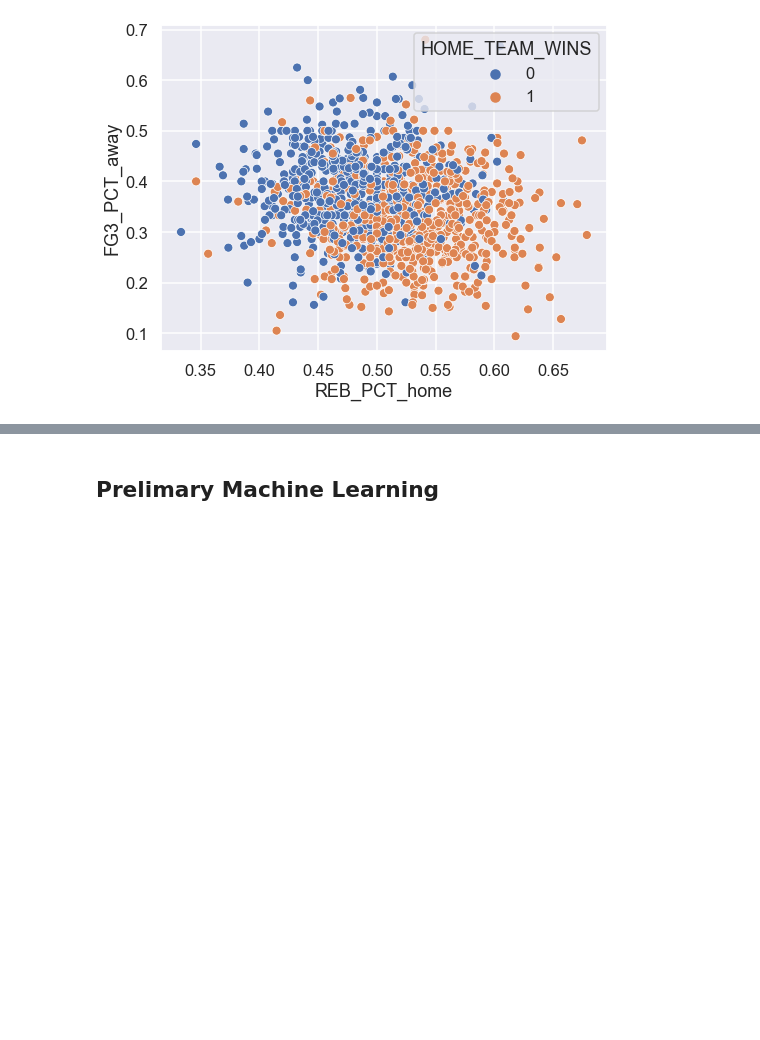
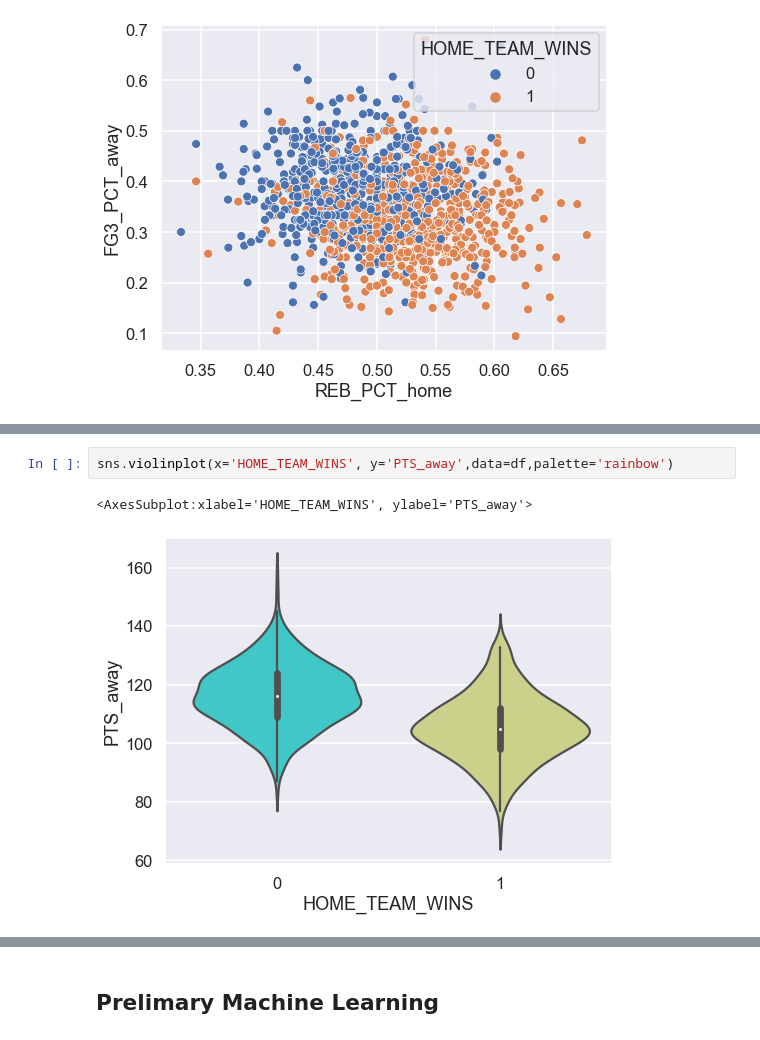
Before and after one commit to apainintheneck/nba-data-science, a Jupyter notebook: project_update.ipynb, the cells around one changed output, grey strips where cells are left out. Drawn from its saved outputs; the diff is of its cells as text; blank space fills up the shorter version.

```diff
--- a/project_update.ipynb
+++ b/project_update.ipynb
@@ -152,0 +264,5 @@ sns.scatterplot(x="REB_PCT_home", y="FG3_PCT_away", hue='HOME_TEAM_WINS', data=d
+# %%
+sns.violinplot(x='HOME_TEAM_WINS', y='PTS_away',data=df,palette='rainbow')
+# %% [output]
+<AxesSubplot:xlabel='HOME_TEAM_WINS', ylabel='PTS_away'>
+[figure, added]
```
Also changed, not shown: parts of 77 cells of this notebook.
